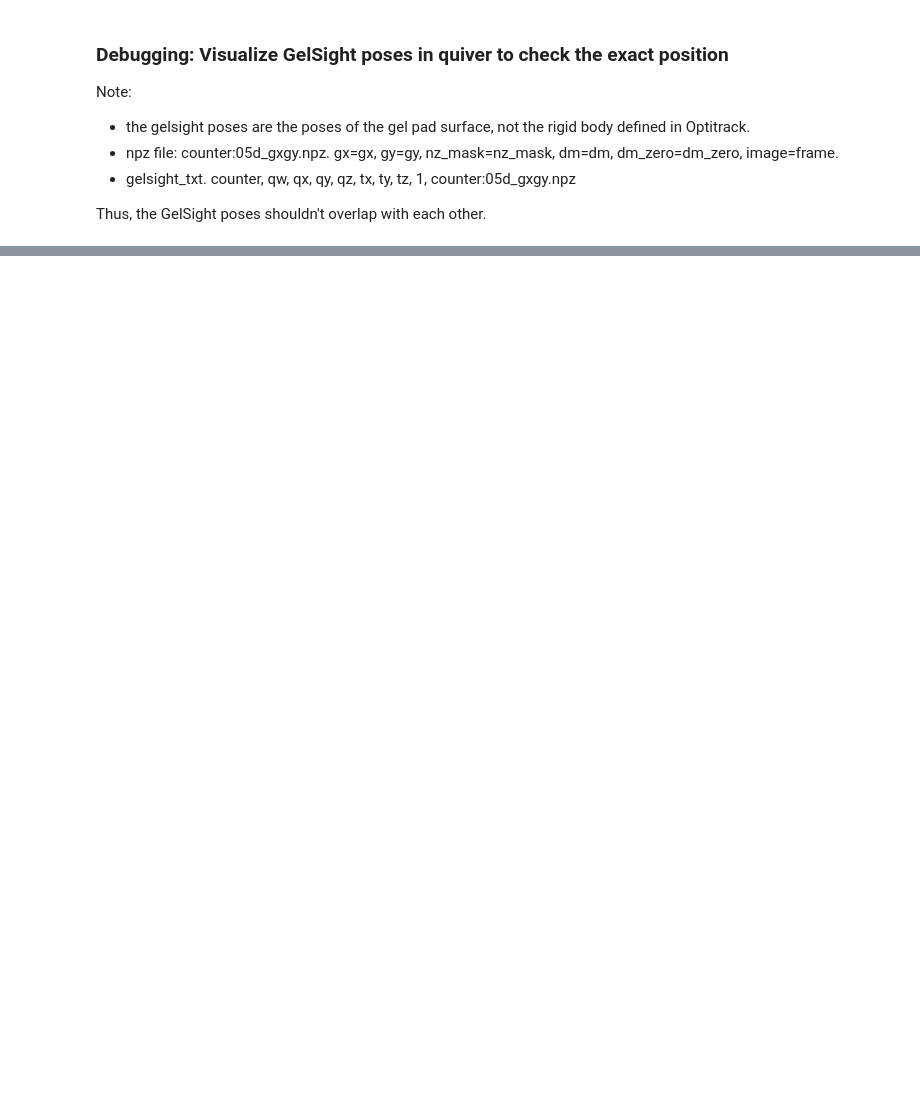
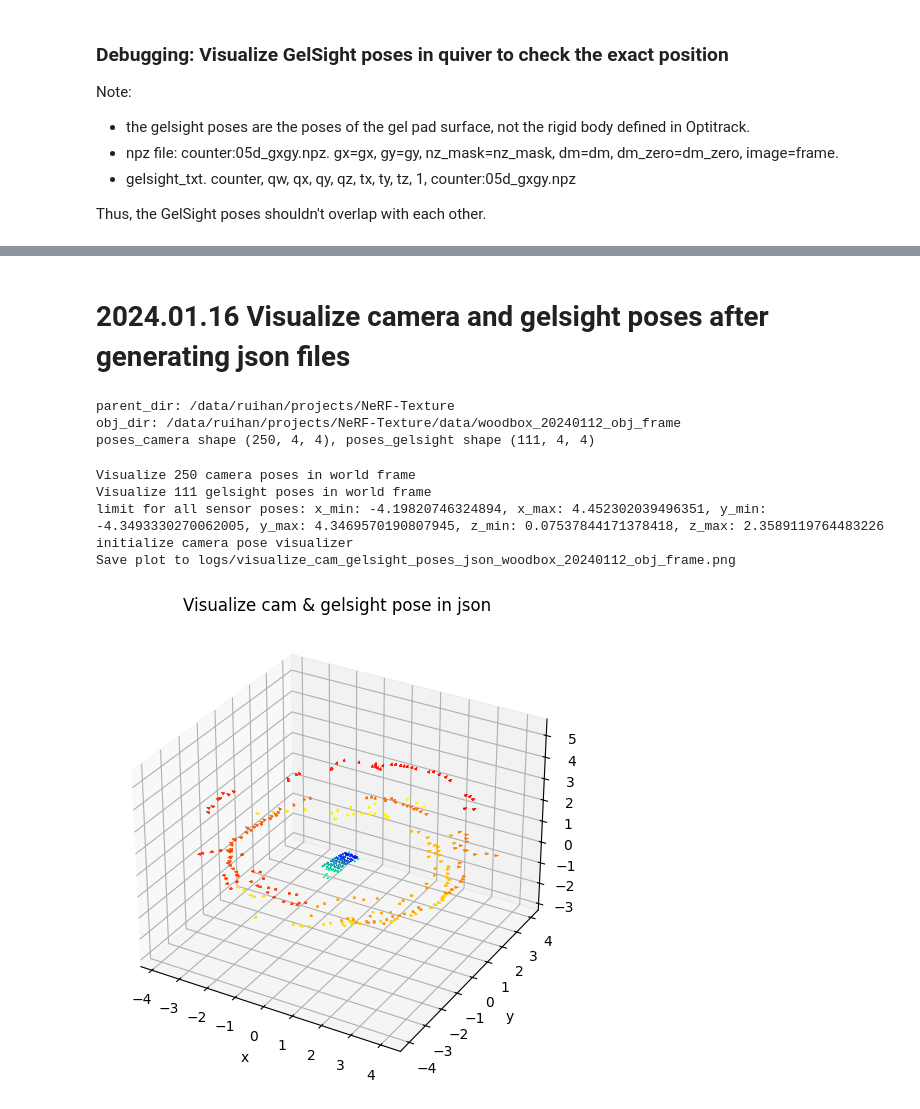
Before and after one commit to RuihanGao/3DTexture, a Jupyter notebook: ideas/20231214_visualize_cam_gelsight_poses_3D.ipynb, the cells around one changed output, grey strips where cells are left out. Cells and saved outputs as stored; diff of their text form; code cells hidden in the pictures; blank space fills up the shorter version.

```diff
--- a/ideas/20231214_visualize_cam_gelsight_poses_3D.ipynb
+++ b/ideas/20231214_visualize_cam_gelsight_poses_3D.ipynb
@@ -159,0 +85,36 @@ ValueError: Stop here
+# %% [markdown]
+# 2024.01.16 Visualize camera and gelsight poses after generating json files
+# %%
+# set the project directory and object dataset directory
+parent_dir = os.path.dirname(os.getcwd())
+obj_name = "woodbox_20240112_obj_frame"
+obj_dir = osp.join(parent_dir, 'data', obj_name)
+print(f"parent_dir: {parent_dir} \nobj_dir: {obj_dir}")
+
+# Visualize camera poses in transforms_colmap.json
+json_camera = osp.join(obj_dir, 'transforms.json')
+json_gelsight = osp.join(obj_dir, 'transforms_gelsight.json')
+
+poses_camera = extract_camera_poses_from_json(json_camera)
+poses_gelsight = extract_camera_poses_from_json(json_gelsight)
+
+# flip each pose by a transform. X-right, Y-down, Z-forward changes to X-right, Y-up, Z-backward
+flip_transform = np.array([[1, 0, 0, 0],
+                           [0, -1, 0, 0],
+                           [0, 0, -1, 0],
+                           [0, 0, 0, 1]])
+
+print(f"poses_camera shape {poses_camera.shape}, poses_gelsight shape {poses_gelsight.shape}")
+# %% [output]
+parent_dir: /data/ruihan/projects/NeRF-Texture
+obj_dir: /data/ruihan/projects/NeRF-Texture/data/woodbox_20240112_obj_frame
+poses_camera shape (250, 4, 4), poses_gelsight shape (111, 4, 4)
+# %%
+visualize_cam_gelsight_poses_3D(T_camerainworld=poses_camera, T_gelsightinworld=poses_gelsight, plt_title="Visualize cam & gelsight pose in json", save_plot=True, show_plot=True, flip_transform=flip_transform, save_path=f"logs/visualize_cam_gelsight_poses_json_{obj_name}.png", focal_len_scaled=0.1)
+# %% [output]
+Visualize 250 camera poses in world frame
+Visualize 111 gelsight poses in world frame
+limit for all sensor poses: x_min: -4.19820746324894, x_max: 4.452302039496351, y_min: -4.3493330270062005, y_max: 4.3469570190807945, z_min: 0.07537844171378418, z_max: 2.3589119764483226
+initialize camera pose visualizer
+Save plot to logs/visualize_cam_gelsight_poses_json_woodbox_20240112_obj_frame.png
+[figure, added]
```
Also changed, not shown: parts of 6 cells of this notebook, 4 other files.
